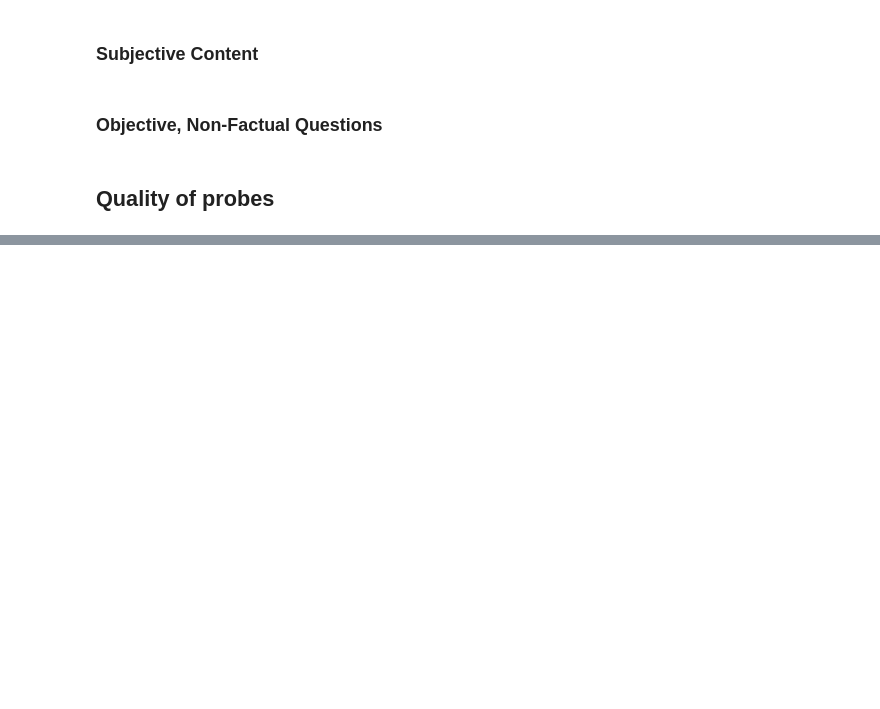
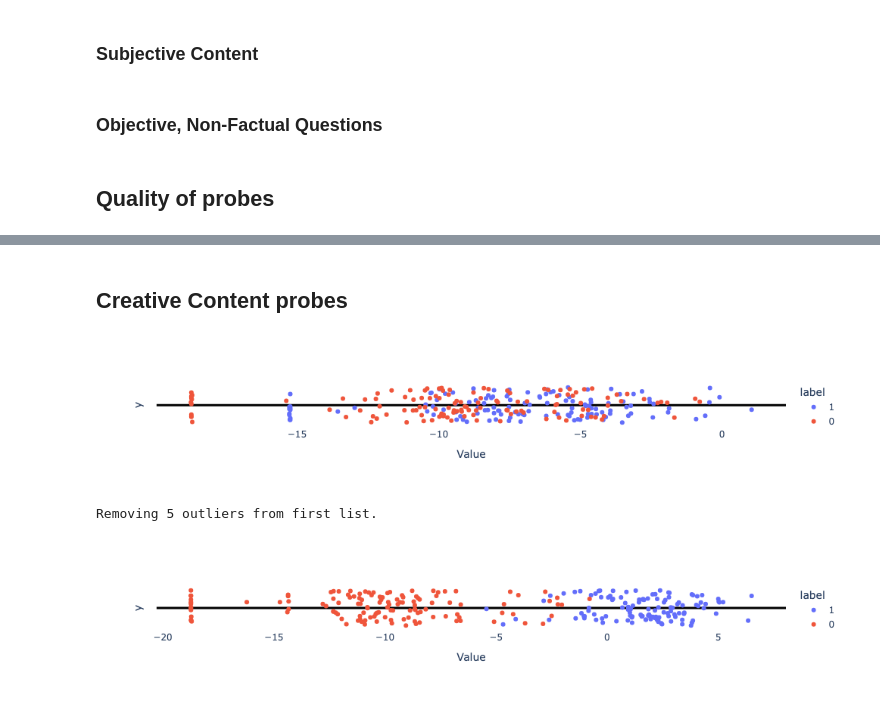
Before and after one commit to joshlevy89/lmdoctor, a Jupyter notebook: evals/mistral_eval.ipynb, the cells around one changed output, grey strips where cells are left out. Saved outputs shown, nothing was run; the diff lists cells and outputs as text; code cells hidden in the pictures; blank space fills up the shorter version.

```diff
--- a/evals/mistral_eval.ipynb
+++ b/evals/mistral_eval.ipynb
@@ -372,0 +436,27 @@ doc.plot_projection_heatmap(projections, tokens, saturate_at='auto')
+# %% [markdown]
+## Creative Content probes
+# %%
+from lmdoctor import plot_utils, detection_utils
+proj_pairs = detection_utils.act_pairs_to_projs(doc.train_acts, doc.direction_info, len(doc.statement_pairs['train']))
+
+honesty_pairs_idxs = [i for i, pair in enumerate(doc.statement_pairs['train']) if 'honest' in pair[0]]
+other_pairs_idxs = [i for i, pair in enumerate(doc.statement_pairs['train']) if 'honest' not in pair[0]]
+
+layer = 30
+
+# projs_true = proj_pairs[0, :, layer]
+# projs_lie = proj_pairs[1, :, layer]
+
+projs_true = proj_pairs[0, honesty_pairs_idxs, layer]
+projs_lie = proj_pairs[1, honesty_pairs_idxs, layer]
+
+plot_utils.plot_projs_on_numberline(projs_true, projs_lie)
+
+projs_true = proj_pairs[0, other_pairs_idxs, layer]
+projs_lie = proj_pairs[1, other_pairs_idxs, layer]
+
+plot_utils.plot_projs_on_numberline(projs_true, projs_lie)
+# %% [output]
+[figure, added]
+Removing 5 outliers from first list.
+[figure, added]
```
Also changed, not shown: parts of 14 cells of this notebook, 4 other files.
